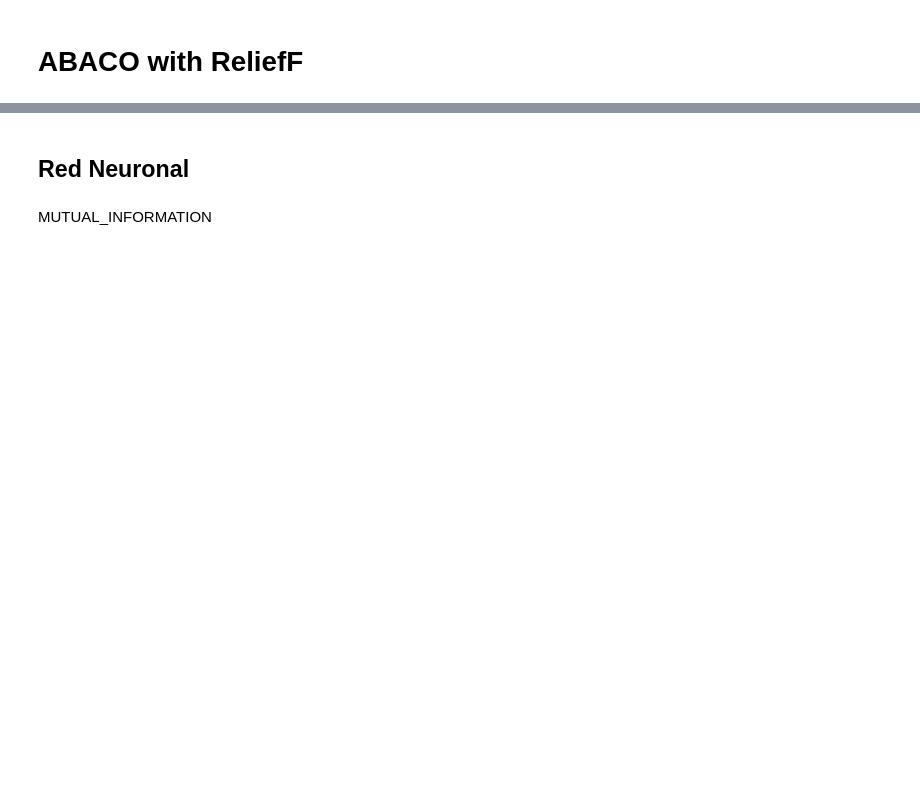
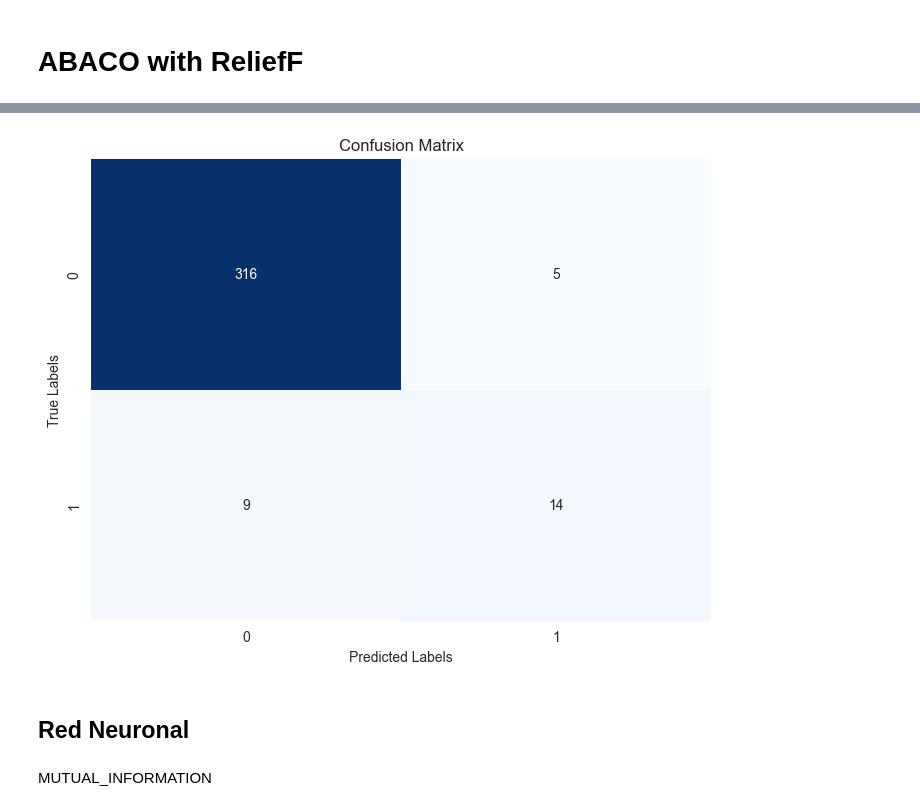
Before and after one commit to RandallMencias/Tesis, a Jupyter notebook: ABACO_Final_Run.ipynb, the cells around one changed output, grey strips where cells are left out. Cells and saved outputs as stored; diff of their text form; code cells hidden in the pictures; blank space fills up the shorter version.

```diff
--- a/ABACO_Final_Run.ipynb
+++ b/ABACO_Final_Run.ipynb
@@ -160,3 +217,7 @@ AUC: 0.8198564269267236
+# %%
+confusion_matrix_heatmap(y_test, y_pred)
+# %% [output]
+[figure, added]
 # %% [markdown]
 ## Red Neuronal
 # %%
```
Also changed, not shown: parts of 26 cells of this notebook, 3 other files.
